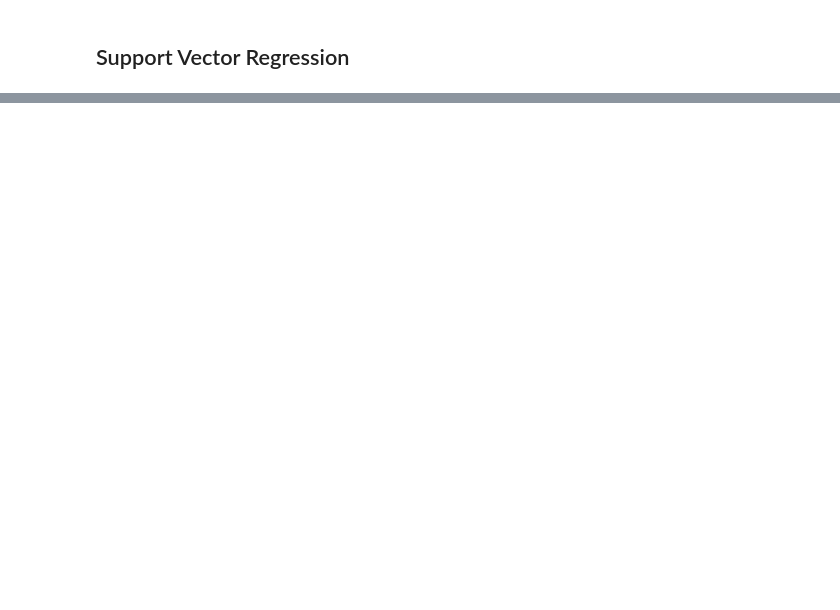
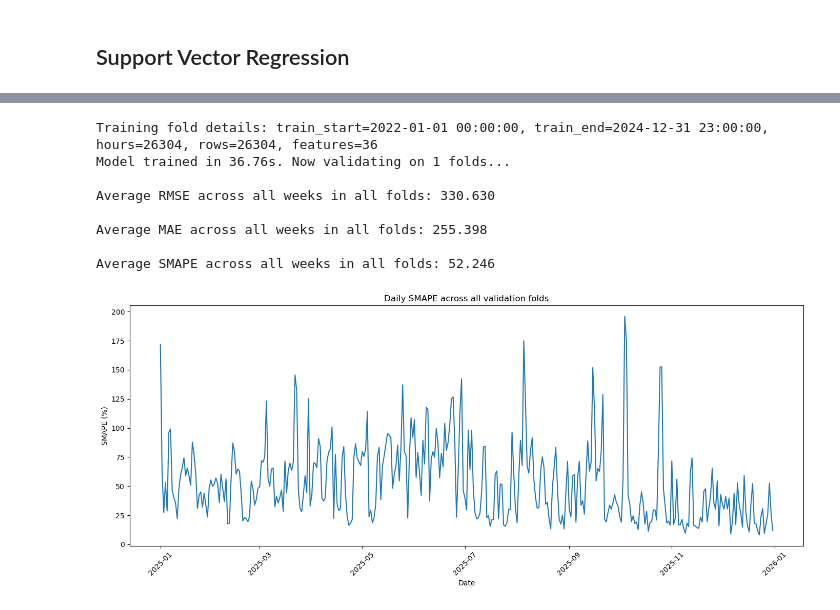
Before and after one commit to chrso19/Speciale_Kode, a Jupyter notebook: Shallow learners/New_Eval/With_noise/Shallow_learner_final_eval_noise.ipynb, the cells around one changed output, grey strips where cells are left out. Cells and saved outputs as stored; diff of their text form; code cells hidden in the pictures; blank space fills up the shorter version.

```diff
--- a/Shallow learners/New_Eval/With_noise/Shallow_learner_final_eval_noise.ipynb
+++ b/Shallow learners/New_Eval/With_noise/Shallow_learner_final_eval_noise.ipynb
@@ -2651,7 +2771,7 @@ combination_results = run_cross_validation(
     val_start=str(test_data["Time"].min()),
     predict_period=len(test_data), # one fold covering full test period
     stride=len(test_data),
-    use_scaler=False,
+    use_scaler=True,
     print_fold_results=False,
     plot=True,
     rf_models = rf_models,
@@ -2682,30 +2802,40 @@ row = {
     "avg_smape_day_2": combination_results["avg_smape_day_2"],
     "avg_smape_day_3": combination_results["avg_smape_day_3"],
     "avg_smape_day_4": combination_results["avg_smape_day_4"],
     "avg_smape_day_5": combination_results["avg_smape_day_5"],
     "avg_smape_day_6": combination_results["avg_smape_day_6"],
     "avg_smape_day_7": combination_results["avg_smape_day_7"]
 }
 results.append(row)
 
 # Save metrics
 results_df = pd.DataFrame(results).sort_values("avg_smape")
 folder = os.path.join(project_root, "Shallow learners")
 folder = os.path.join(folder, "New_Eval")
 folder = os.path.join(folder, "With_noise")
 base_filename = f"{price_zone}_SVR_final_results.csv"
 filename = os.path.join(folder, base_filename)
 
 # adds a number to the filename if a file with same name already exists:
 counter = 1
 while os.path.exists(filename):
     filename = folder / f"{base_filename}_{counter}.csv"
     counter += 1
 results_df.to_csv(filename, index=False, decimal=",")
 
 predictions_df = combination_results["predictions"]
 predictions_df.to_csv(
     os.path.join(folder, f"{price_zone}_SVR_predictions.csv"),
     index=False,
     decimal=","
 )
+# %% [output]
+Training fold details: train_start=2022-01-01 00:00:00, train_end=2024-12-31 23:00:00, hours=26304, rows=26304, features=36
+Model trained in 36.76s. Now validating on 1 folds...
+
+Average RMSE across all weeks in all folds: 330.630
+
+Average MAE across all weeks in all folds: 255.398
+
+Average SMAPE across all weeks in all folds: 52.246
+[figure, added]
```
Also changed, not shown: parts of 14 cells of this notebook, 26 other files.
